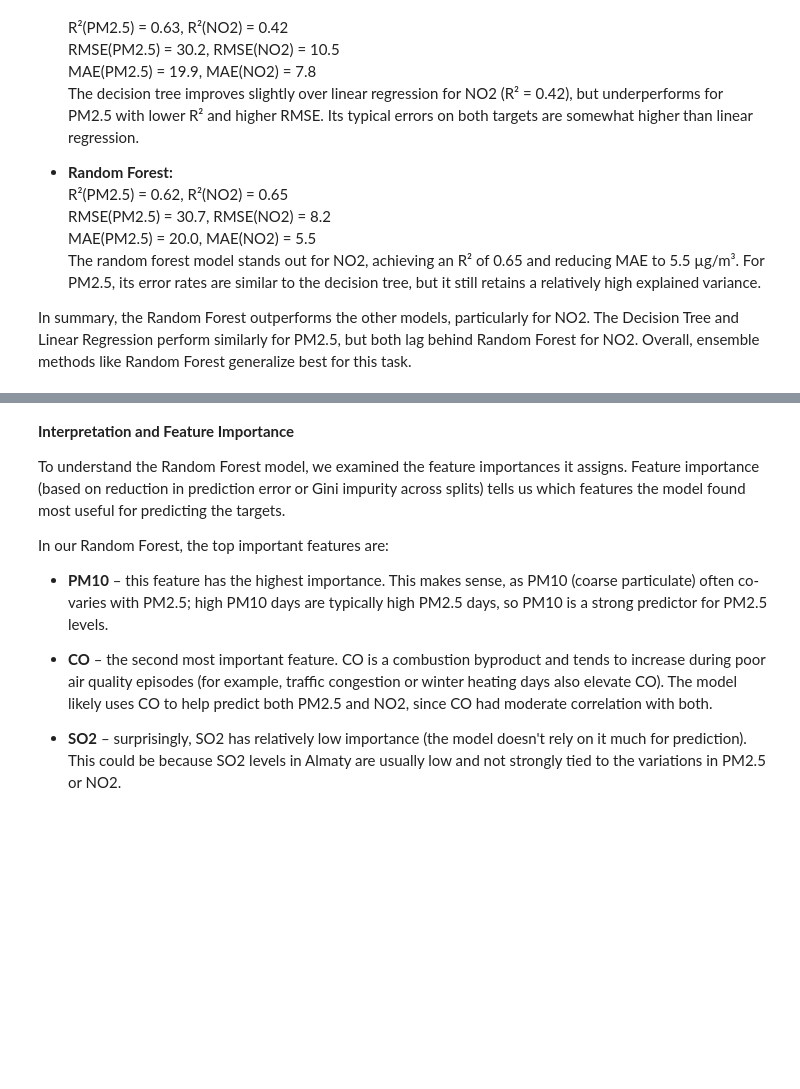
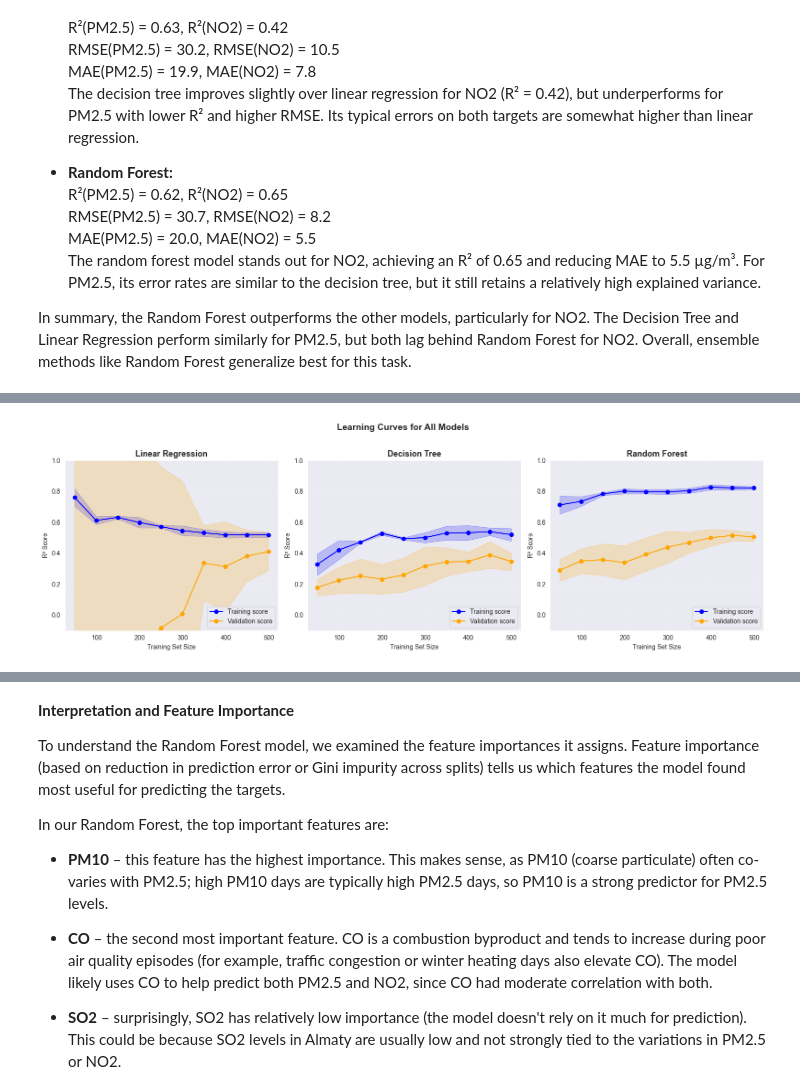
Before and after one commit to dresnyak/MLEndterm, a Jupyter notebook: endterm.ipynb, the cells around one changed output, grey strips where cells are left out. Cells and saved outputs as stored; diff of their text form; code cells hidden in the pictures; blank space fills up the shorter version.

Commit message:
add description of features and learning curve for all models

```diff
--- a/endterm.ipynb
+++ b/endterm.ipynb
@@ -426,0 +437,71 @@ In summary, the Random Forest outperforms the other models, particularly for NO2
+# %%
+from sklearn.model_selection import learning_curve
+
+# Define models for learning curve analysis
+models = {
+    'Linear Regression': pipe_lin,
+    'Decision Tree': best_dt_model,
+    'Random Forest': best_rf_model
+}
+
+# Set up the figure
+fig, axes = plt.subplots(1, 3, figsize=(16, 5))
+
+# Training sizes to evaluate
+train_sizes = np.linspace(0.1, 1.0, 10)
+
+for idx, (name, model) in enumerate(models.items()):
+    # Compute learning curve
+    train_sizes_abs, train_scores, val_scores = learning_curve(
+        model, X_train, y_train,
+        train_sizes=train_sizes,
+        cv=5,
+        scoring='r2',
+        n_jobs=-1,
+        random_state=42
+    )
+
+    # Calculate mean and std
+    train_mean = train_scores.mean(axis=1)
+    train_std = train_scores.std(axis=1)
+    val_mean = val_scores.mean(axis=1)
+    val_std = val_scores.std(axis=1)
+
+    # Plot
+    ax = axes[idx]
+    ax.fill_between(train_sizes_abs, train_mean - train_std, train_mean + train_std, alpha=0.2, color='blue')
+    ax.fill_between(train_sizes_abs, val_mean - val_std, val_mean + val_std, alpha=0.2, color='orange')
+    ax.plot(train_sizes_abs, train_mean, 'o-', color='blue', label='Training score')
+    ax.plot(train_sizes_abs, val_mean, 'o-', color='orange', label='Validation score')
+
+    ax.set_title(f'{name}', fontsize=13, fontweight='bold')
+    ax.set_xlabel('Training Set Size')
+    ax.set_ylabel('R² Score')
+    ax.legend(loc='lower right')
+    ax.grid(True, alpha=0.3)
+    ax.set_ylim(-0.1, 1.0)
+
+plt.suptitle('Learning Curves for All Models', fontsize=14, fontweight='bold', y=1.02)
+plt.tight_layout()
+plt.show()
+
+# Print summary
+print("Learning Curve Analysis Summary:")
+print("-" * 50)
+for name, model in models.items():
+    train_sizes_abs, train_scores, val_scores = learning_curve(
+        model, X_train, y_train,
+        train_sizes=[1.0],
+        cv=5,
+        scoring='r2',
+        n_jobs=-1,
+        random_state=42
+    )
+    gap = train_scores.mean() - val_scores.mean()
+    print(f"{name}:")
+    print(f"  Final Train R²: {train_scores.mean():.3f} (+/- {train_scores.std():.3f})")
+    print(f"  Final Val R²:   {val_scores.mean():.3f} (+/- {val_scores.std():.3f})")
+    print(f"  Gap (Train-Val): {gap:.3f} {'(potential overfitting)' if gap > 0.15 else '(good generalization)'}")
+    print()
+# %% [output]
+[figure, added]
```
Also changed, not shown: parts of 12 cells of this notebook.
